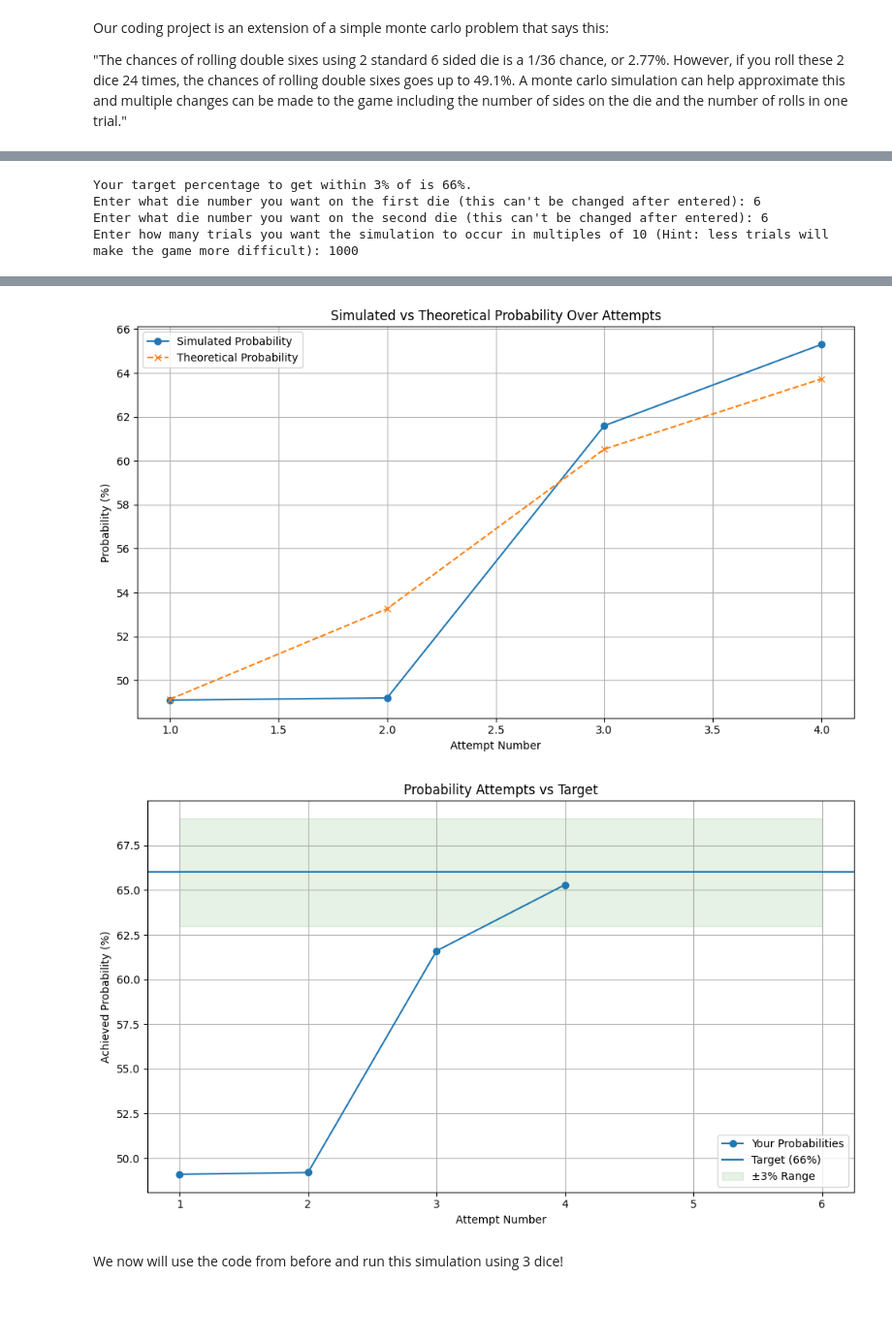
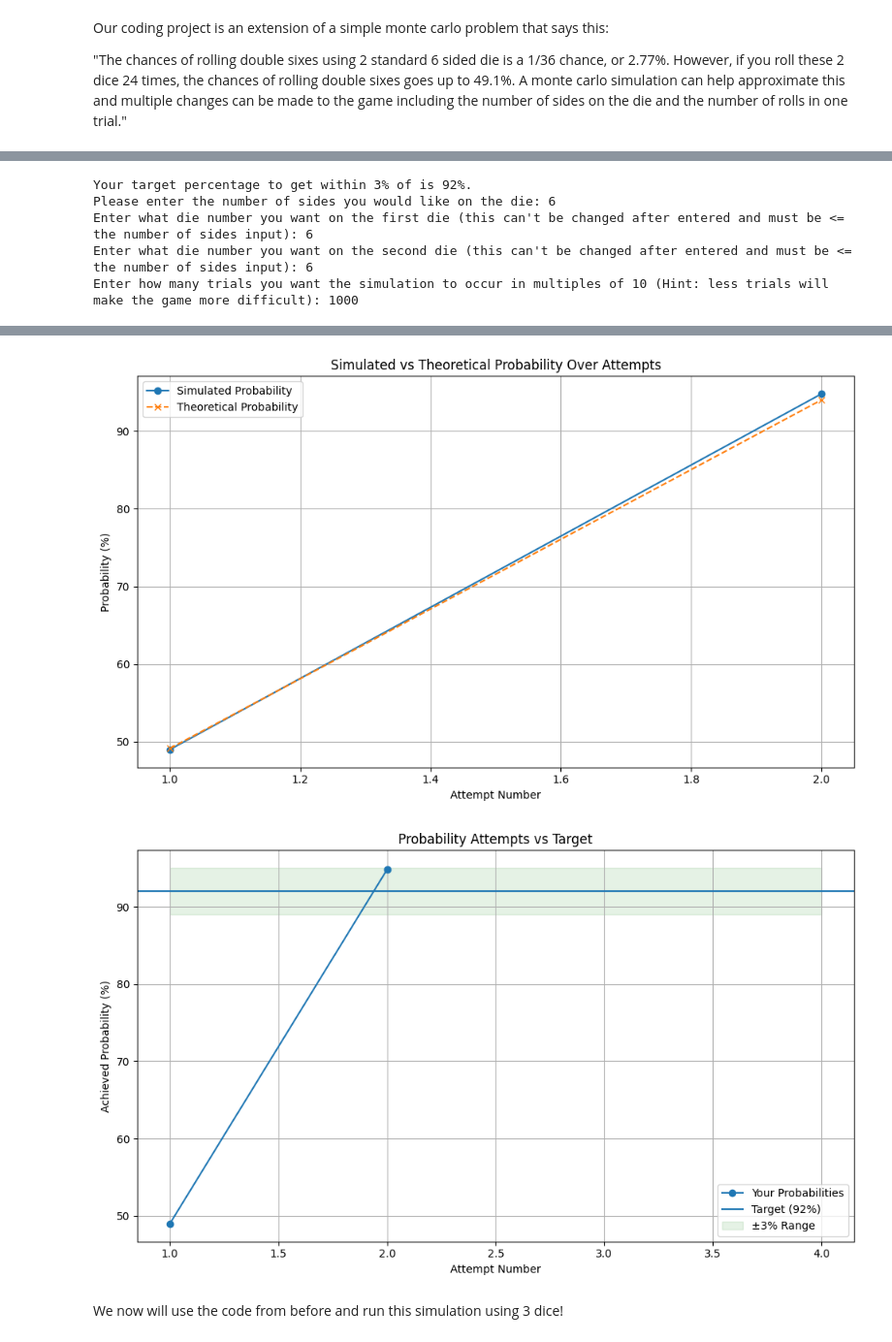
Before and after one commit to byrneap23/FinalProject, a Jupyter notebook: FinalProject.ipynb, the cells around one changed output, grey strips where cells are left out. Shown at 97% size. Saved outputs shown, nothing was run; the diff lists cells and outputs as text; code cells hidden in the pictures; blank space fills up the shorter version.

```diff
--- a/FinalProject.ipynb
+++ b/FinalProject.ipynb
@@ -34,18 +34,20 @@ print(f"Your target percentage to get within 3% of is {int_target}%.")
 target = int_target
 
 # User sets fixed target dice values (cannot change later)
-d1_value = int(input("Enter what die number you want on the first die (this can't be changed after entered): "))
-d2_value = int(input("Enter what die number you want on the second die (this can't be changed after entered): "))
+sides = int(input("Please enter the number of sides you would like on the die: "))
+d1_value = int(input("Enter what die number you want on the first die (this can't be changed after entered and must be <= the number of sides input): "))
+d2_value = int(input("Enter what die number you want on the second die (this can't be changed after entered and must be <= the number of sides input): "))
 
 # Fixed number of Monte Carlo trials
 numTrials = int(input("Enter how many trials you want the simulation to occur in multiples of 10 (Hint: less trials will make the game more difficult): "))
 # %% [output]
-Your target percentage to get within 3% of is 66%.
-Enter what die number you want on the first die (this can't be changed after entered): 6
-Enter what die number you want on the second die (this can't be changed after entered): 6
+Your target percentage to get within 3% of is 92%.
+Please enter the number of sides you would like on the die: 6
+Enter what die number you want on the first die (this can't be changed after entered and must be <= the number of sides input): 6
+Enter what die number you want on the second die (this can't be changed after entered and must be <= the number of sides input): 6
 Enter how many trials you want the simulation to occur in multiples of 10 (Hint: less trials will make the game more difficult): 1000
 # %%
-# Die rolling function
+4# Die rolling function
 def rollDie(sides):
     return random.randint(1, sides)
 
@@ -81,8 +83,7 @@ actual_history = []
 # Loop until success
 while True:
     print(f"\nAttempt #{attempt}")
-    sides = int(input("Please enter the number of sides you would like on the die: "))
-    rolls = int(input("Now, enter the total number of rolls you want to happen: "))
+    rolls = int(input("Please enter the total number of rolls you want to happen: "))
 
     prob, last_wins_per_trial = MonteProb(rolls, d1_value, d2_value, sides)
     actual_prob = actual_probability(rolls, sides)
@@ -147,5 +143,5 @@ Congrats! Your probability of 65.30% is within 3% of the target (66%)!
-[figure, old version]
+[figure, new version]
-[figure, old version]
+[figure, new version]
 # %% [markdown]
 We now will use the code from before and run this simulation using 3 dice!
 # %%
```
Also changed, not shown: parts of 5 cells of this notebook.
